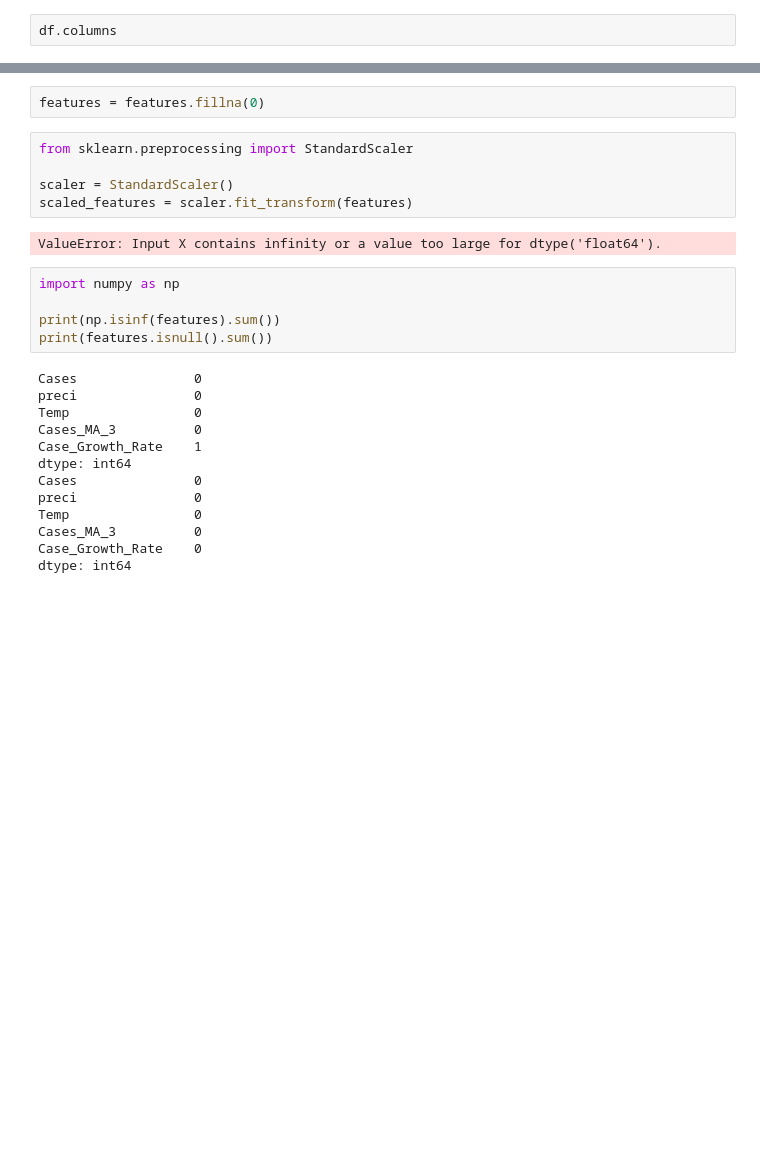
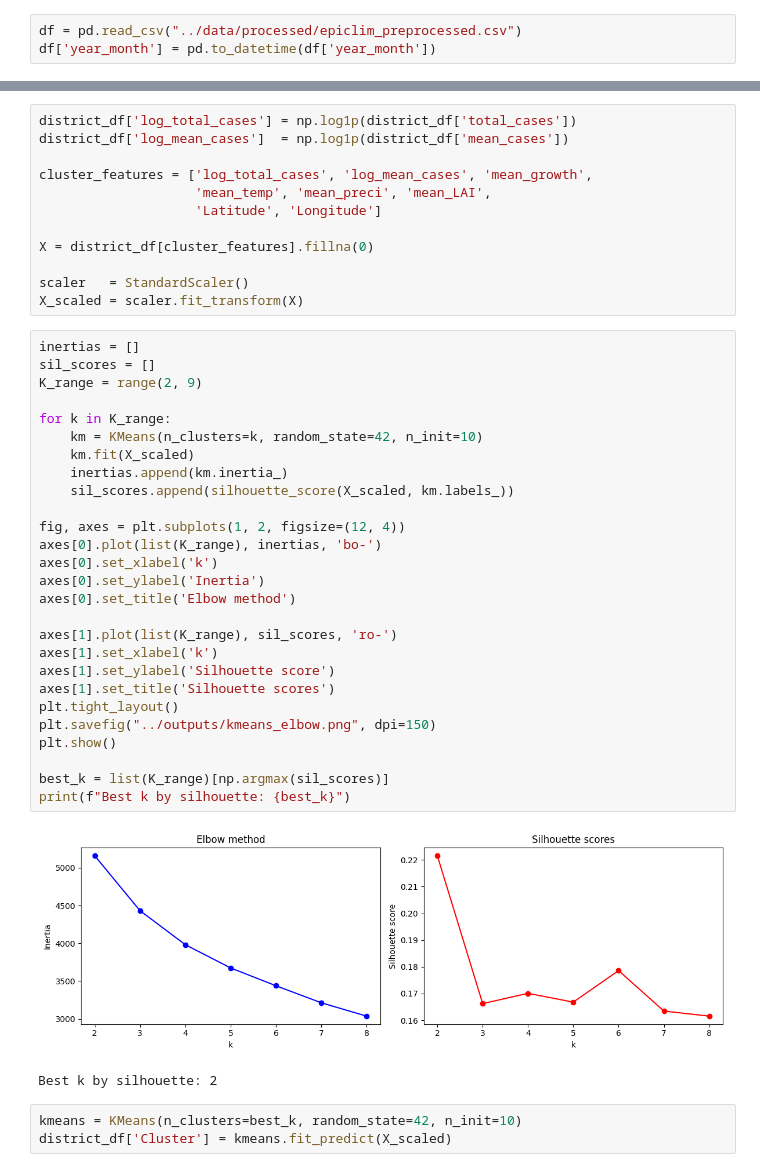
Before and after one commit to Nidhi2805/epidemic-hotspot-risk-prediction, a Jupyter notebook: notebooks/03_hotspot_clustering.ipynb, the cells around one changed output, grey strips where cells are left out. Drawn from its saved outputs; the diff is of its cells as text; blank space fills up the shorter version.

Commit message:
Fixed data preprocessing issues, added stable features and implemented clustering + prediction models

```diff
--- a/notebooks/03_hotspot_clustering.ipynb
+++ b/notebooks/03_hotspot_clustering.ipynb
@@ -13,2 +10,3 @@ df.head()
 # %%
-df.columns
+df = pd.read_csv("../data/processed/epiclim_preprocessed.csv")
+df['year_month'] = pd.to_datetime(df['year_month'])
@@ -30,28 +24,46 @@ features.head()
 # %%
-features = features.fillna(0)
+district_df['log_total_cases'] = np.log1p(district_df['total_cases'])
+district_df['log_mean_cases']  = np.log1p(district_df['mean_cases'])
+
+cluster_features = ['log_total_cases', 'log_mean_cases', 'mean_growth',
+                    'mean_temp', 'mean_preci', 'mean_LAI',
+                    'Latitude', 'Longitude']
+
+X = district_df[cluster_features].fillna(0)
+
+scaler   = StandardScaler()
+X_scaled = scaler.fit_transform(X)
 # %%
-from sklearn.preprocessing import StandardScaler
+inertias = []
+sil_scores = []
+K_range = range(2, 9)
 
-scaler = StandardScaler()
-scaled_features = scaler.fit_transform(features)
+for k in K_range:
+    km = KMeans(n_clusters=k, random_state=42, n_init=10)
+    km.fit(X_scaled)
+    inertias.append(km.inertia_)
+    sil_scores.append(silhouette_score(X_scaled, km.labels_))
+
+fig, axes = plt.subplots(1, 2, figsize=(12, 4))
+axes[0].plot(list(K_range), inertias, 'bo-')
+axes[0].set_xlabel('k')
+axes[0].set_ylabel('Inertia')
+axes[0].set_title('Elbow method')
+
+axes[1].plot(list(K_range), sil_scores, 'ro-')
+axes[1].set_xlabel('k')
+axes[1].set_ylabel('Silhouette score')
+axes[1].set_title('Silhouette scores')
+plt.tight_layout()
+plt.savefig("../outputs/kmeans_elbow.png", dpi=150)
+plt.show()
+
+best_k = list(K_range)[np.argmax(sil_scores)]
+print(f"Best k by silhouette: {best_k}")
 # %% [output]
+[figure, added]
-ValueError: Input X contains infinity or a value too large for dtype('float64').
+Best k by silhouette: 2
 # %%
-import numpy as np
-
-print(np.isinf(features).sum())
-print(features.isnull().sum())
+kmeans = KMeans(n_clusters=best_k, random_state=42, n_init=10)
+district_df['Cluster'] = kmeans.fit_predict(X_scaled)
-# %% [output]
-Cases               0
-preci               0
-Temp                0
-Cases_MA_3          0
-Case_Growth_Rate    1
-dtype: int64
-Cases               0
-preci               0
-Temp                0
-Cases_MA_3          0
-Case_Growth_Rate    0
-dtype: int64
 # %%
```
Also changed, not shown: parts of 12 cells of this notebook, 18 other files.
